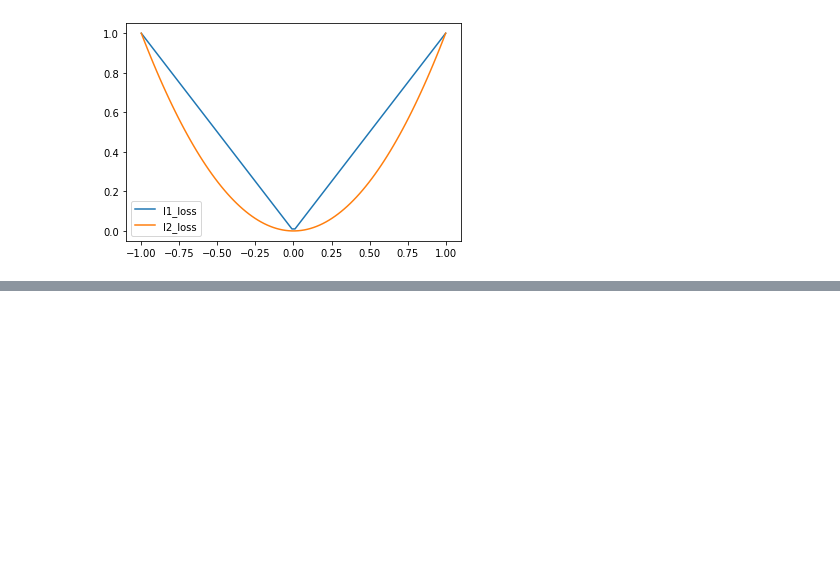
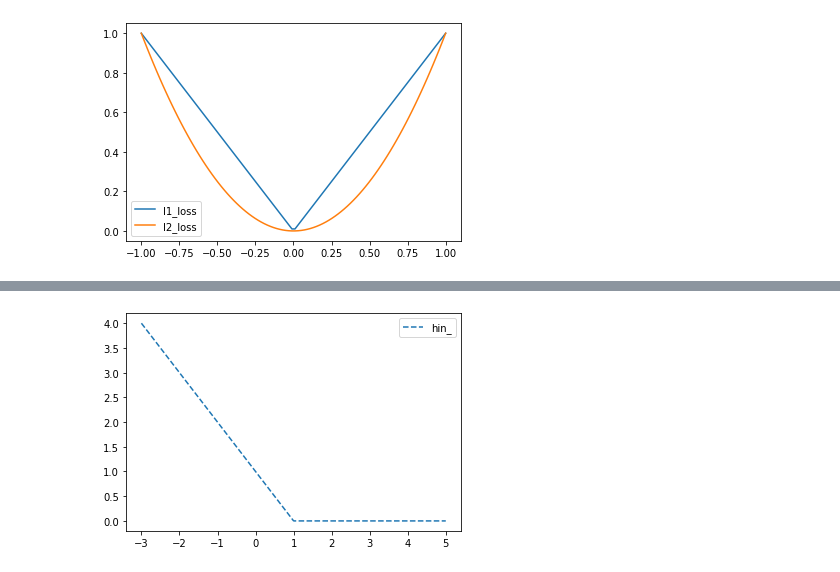
Before and after one commit to Ajit-Git-GitHub/LossFunction, a Jupyter notebook: Loss function.ipynb, the cells around one changed output, grey strips where cells are left out. Saved outputs shown, nothing was run; the diff lists cells and outputs as text; code cells hidden in the pictures; blank space fills up the shorter version.

```diff
--- a/Loss function.ipynb
+++ b/Loss function.ipynb
@@ -77,7 +77,7 @@ x_actual2 = tf.convert_to_tensor([1.]*500)
 #Hinge loss
 #hinge_loss = tf.losses.hinge_loss(labels=x_actual2, logits=x_guess2)
 hinge_loss = tf.maximum(0.,1.-(x_guess2*x_actual2))
-0with tf.Session() as sess:
+with tf.Session() as sess:
     x_,hin_ = sess.run([x_guess2, hinge_loss])
     plt.plot(x_,hin_,'--', label='hin_')
     plt.legend()
@@ -87,3 +86,4 @@ SyntaxError: invalid syntax (<ipython-input-5-2caf33f96afd>, line 7)
+[figure, added]
 # %% [markdown]
 ## 4.Cross-entropy loss
 
```
Also changed, not shown: parts of 4 cells of this notebook.
